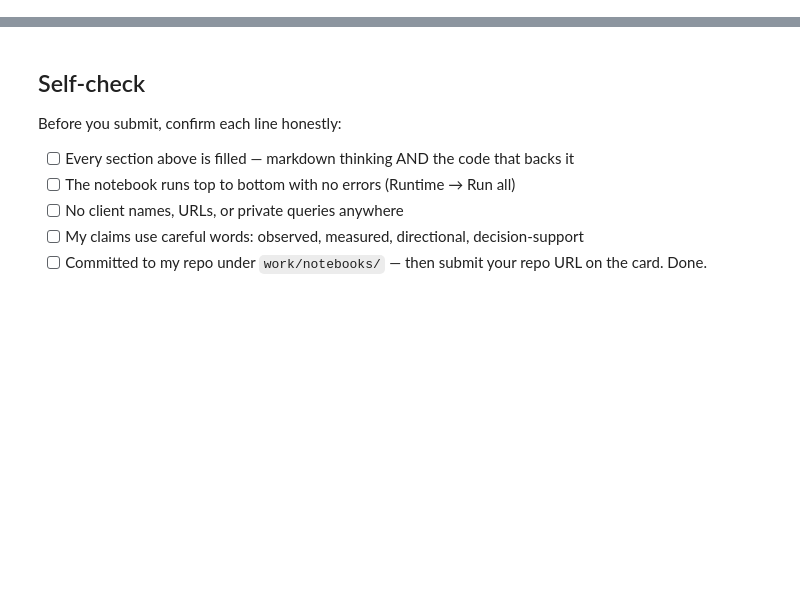
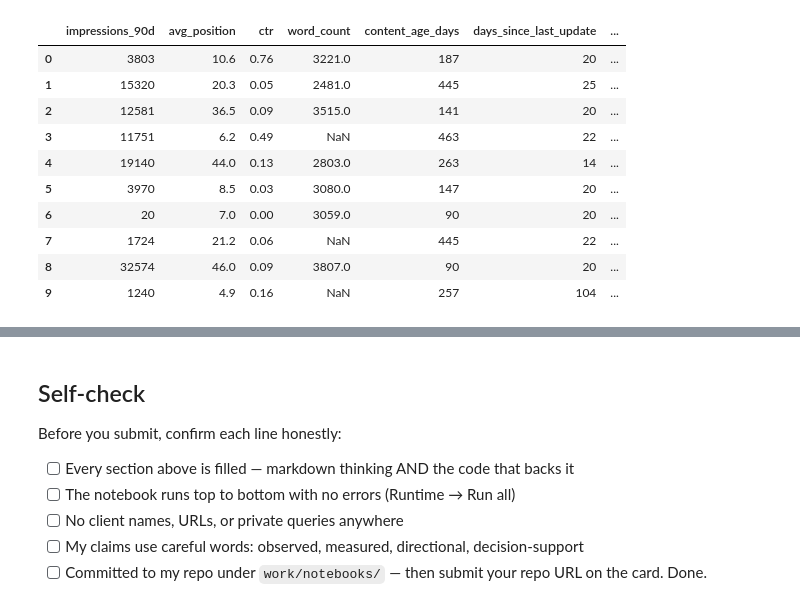
Before and after one commit to VikramR6/flyrank-ml-internship-assign1, a Jupyter notebook: work/notebooks/w02_ml_task_framing.ipynb, the cells around one changed output, grey strips where cells are left out. Cells and saved outputs as stored; diff of their text form; code cells hidden in the pictures; blank space fills up the shorter version.

```diff
--- a/work/notebooks/w02_ml_task_framing.ipynb
+++ b/work/notebooks/w02_ml_task_framing.ipynb
@@ -43,0 +39,8 @@ This skeleton is yours to fill. Work the sections **in order** — each one has
+# %%
+import pandas as pd
+import numpy as np
+
+df = pd.read_csv("data/raw/content_refresh_anonymized.csv")
+
+print("Dataset shape:", df.shape)
+df.head()
@@ -43,0 +62,12 @@ This skeleton is yours to fill. Work the sections **in order** — each one has
+# %%
+df["is_declining"] = (
+    df["trend_direction"].str.lower() == "down"
+).astype(int)
+
+print("Declining pages:", df["is_declining"].sum())
+print("Declining rate:", round(df["is_declining"].mean(), 3))
+
+df[[
+    "trend_direction",
+    "is_declining"
+]].head(10)
@@ -43,0 +113,25 @@ This skeleton is yours to fill. Work the sections **in order** — each one has
+# %%
+unit_cols = [
+    "impressions_90d",
+    "avg_position",
+    "ctr",
+    "word_count",
+    "content_age_days",
+    "days_since_last_update",
+    "trend_direction",
+    "is_declining"
+]
+
+df[unit_cols].head(10)
+# %% [output]
+|  | impressions_90d | avg_position | ctr | word_count | content_age_days | days_since_last_update | ... |
+| 0 | 3803 | 10.6 | 0.76 | 3221.0 | 187 | 20 | ... |
+| 1 | 15320 | 20.3 | 0.05 | 2481.0 | 445 | 25 | ... |
+| 2 | 12581 | 36.5 | 0.09 | 3515.0 | 141 | 20 | ... |
+| 3 | 11751 | 6.2 | 0.49 | NaN | 463 | 22 | ... |
+| 4 | 19140 | 44.0 | 0.13 | 2803.0 | 263 | 14 | ... |
+| 5 | 3970 | 8.5 | 0.03 | 3080.0 | 147 | 20 | ... |
+| 6 | 20 | 7.0 | 0.00 | 3059.0 | 90 | 20 | ... |
+| 7 | 1724 | 21.2 | 0.06 | NaN | 445 | 22 | ... |
+| 8 | 32574 | 46.0 | 0.09 | 3807.0 | 90 | 20 | ... |
+| 9 | 1240 | 4.9 | 0.16 | NaN | 257 | 104 | ... |
```
Also changed, not shown: parts of 20 cells of this notebook.
